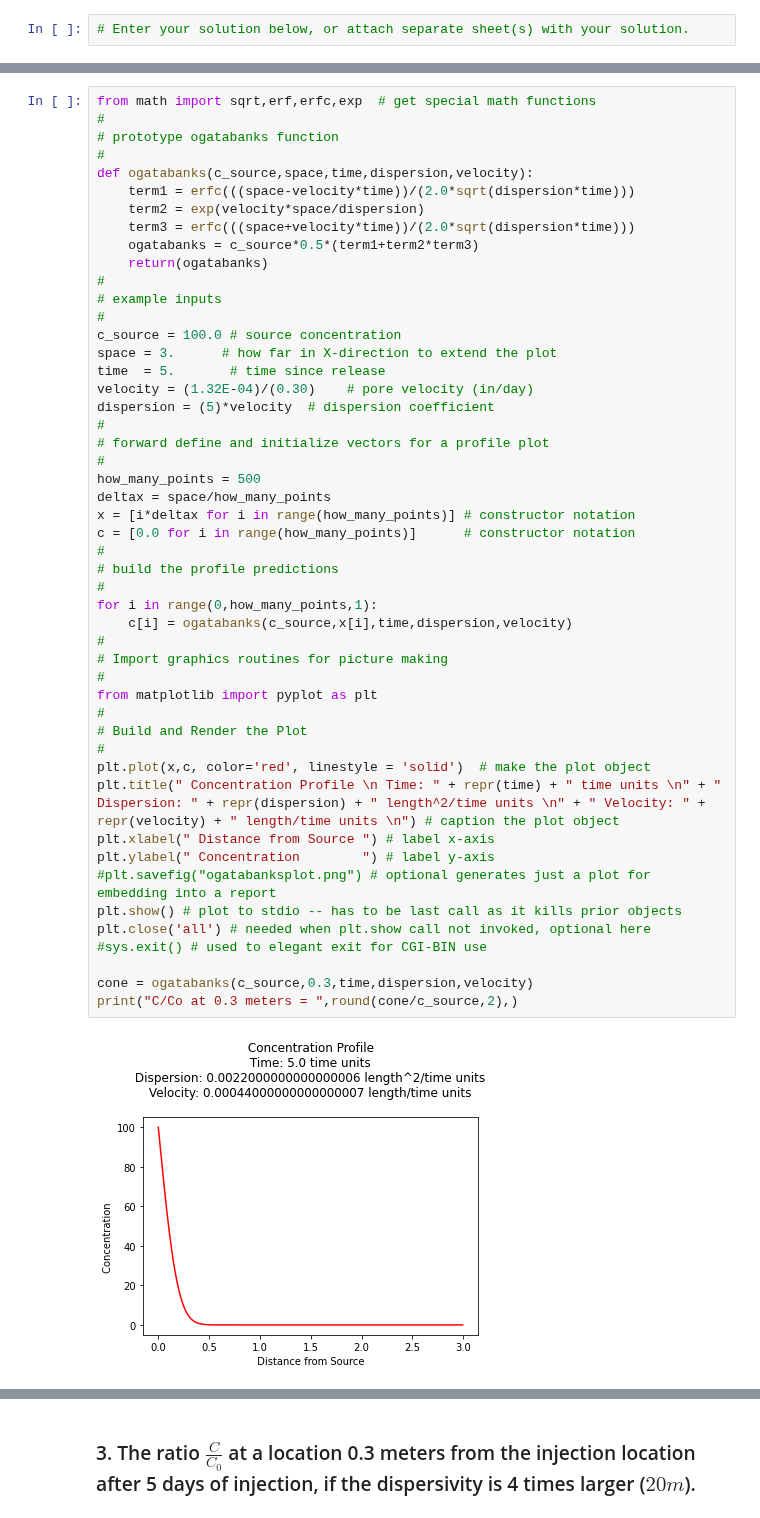
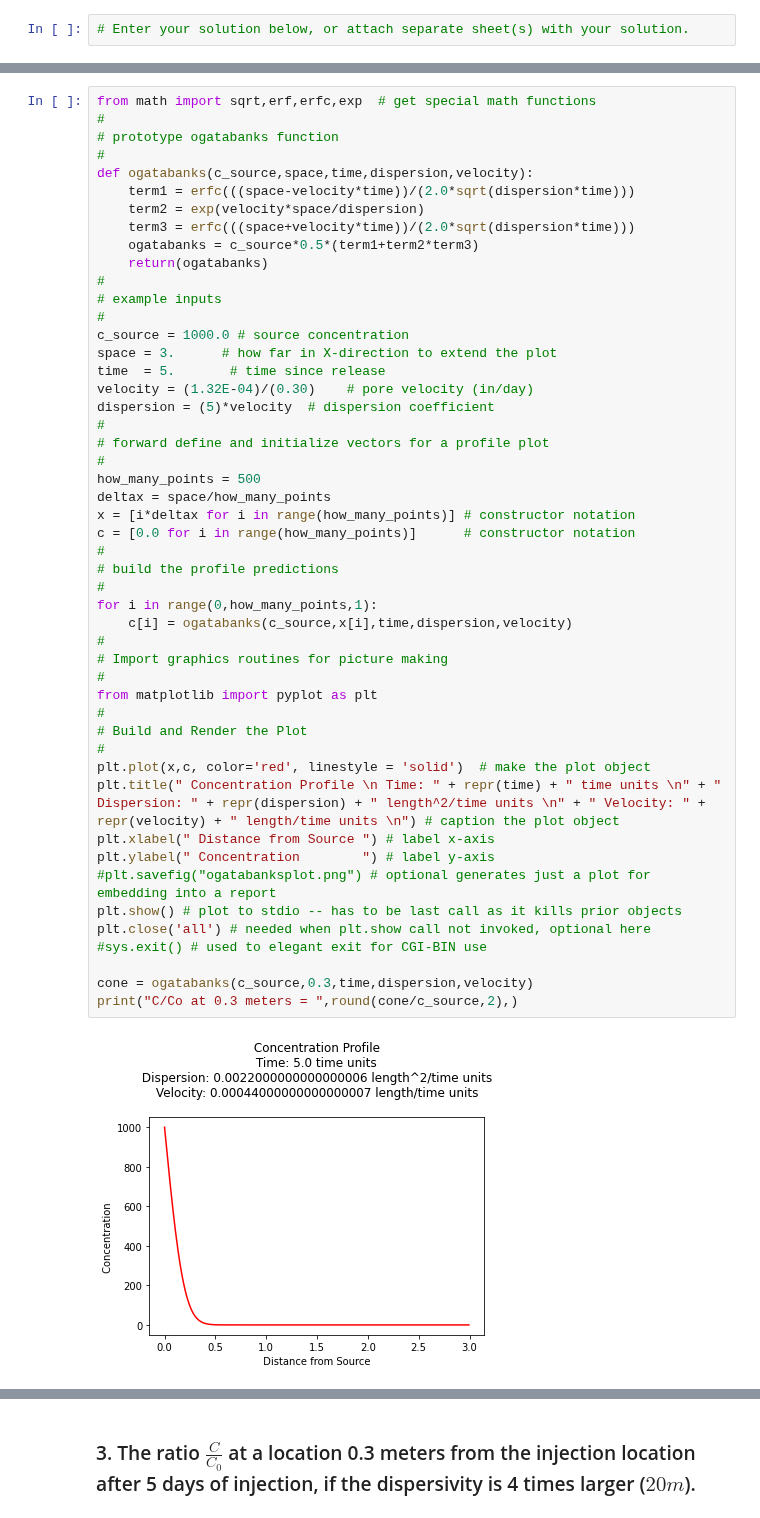
Before and after one commit to dustykat/ce-5364-webroot, a Jupyter notebook: 2-Exercises/ES2/src-sol/ES2-WS.ipynb, the cells around one changed output, grey strips where cells are left out. Saved outputs shown, nothing was run; the diff lists cells and outputs as text.

```diff
--- a/2-Exercises/ES2/src-sol/ES2-WS.ipynb
+++ b/2-Exercises/ES2/src-sol/ES2-WS.ipynb
@@ -176,7 +176,7 @@ def ogatabanks(c_source,space,time,dispersion,velocity):
 #
 # example inputs
 #
-c_source = 100.0 # source concentration
+c_source = 1000.0 # source concentration
 space = 3.      # how far in X-direction to extend the plot
 time  = 5.       # time since release
 velocity = (1.32E-04)/(0.30)    # pore velocity (in/day)
@@ -185,34 +185,34 @@ dispersion = (5)*velocity  # dispersion coefficient
 # forward define and initialize vectors for a profile plot
 #
 how_many_points = 500
 deltax = space/how_many_points
 x = [i*deltax for i in range(how_many_points)] # constructor notation
 c = [0.0 for i in range(how_many_points)]      # constructor notation
 #
 # build the profile predictions
 #
 for i in range(0,how_many_points,1):
     c[i] = ogatabanks(c_source,x[i],time,dispersion,velocity)
 #
 # Import graphics routines for picture making
 #
 from matplotlib import pyplot as plt
 #
 # Build and Render the Plot
 #
 plt.plot(x,c, color='red', linestyle = 'solid')  # make the plot object
 plt.title(" Concentration Profile \n Time: " + repr(time) + " time units \n" + " Dispersion: " + repr(dispersion) + " length^2/time units \n" + " Velocity: " + repr(velocity) + " length/time units \n") # caption the plot object
 plt.xlabel(" Distance from Source ") # label x-axis
 plt.ylabel(" Concentration        ") # label y-axis
 #plt.savefig("ogatabanksplot.png") # optional generates just a plot for embedding into a report
 plt.show() # plot to stdio -- has to be last call as it kills prior objects
 plt.close('all') # needed when plt.show call not invoked, optional here
 #sys.exit() # used to elegant exit for CGI-BIN use
 
 cone = ogatabanks(c_source,0.3,time,dispersion,velocity)
 print("C/Co at 0.3 meters = ",round(cone/c_source,2),)
 # %% [output]
-[figure, old version]
+[figure, new version]
 C/Co at 0.3 meters =  0.04
 # %% [markdown]
 ### 3. The ratio $\frac{C}{C_0}$ at a location 0.3 meters from the injection location after 5 days of injection, if the dispersivity is 4 times larger ($20 m$).
```
Also changed, not shown: parts of 1 cell of this notebook, 4 other files.
